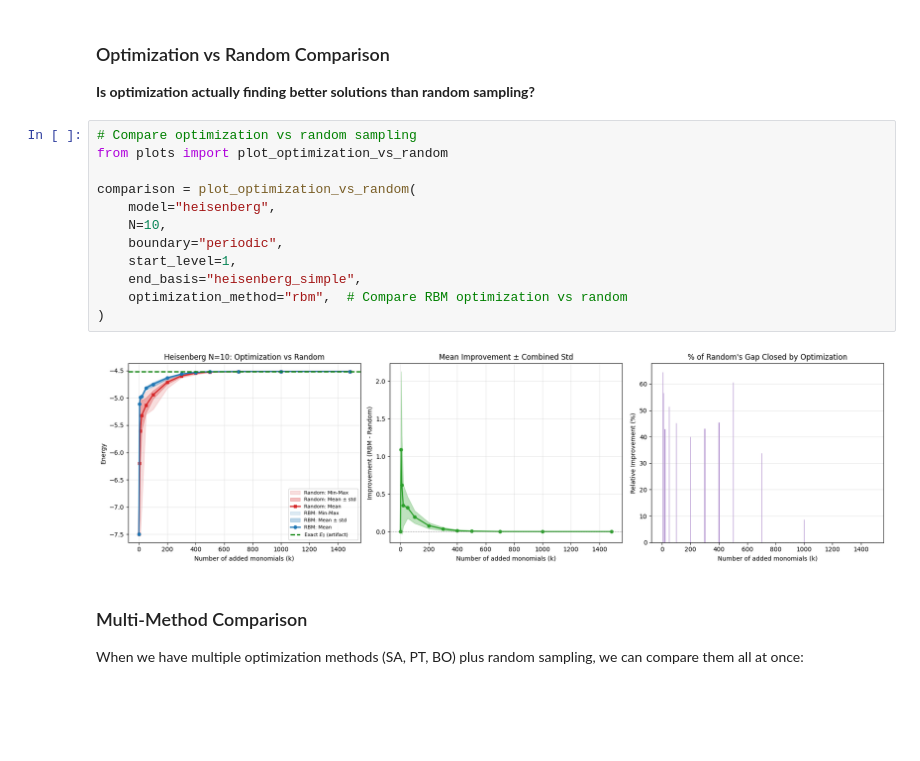
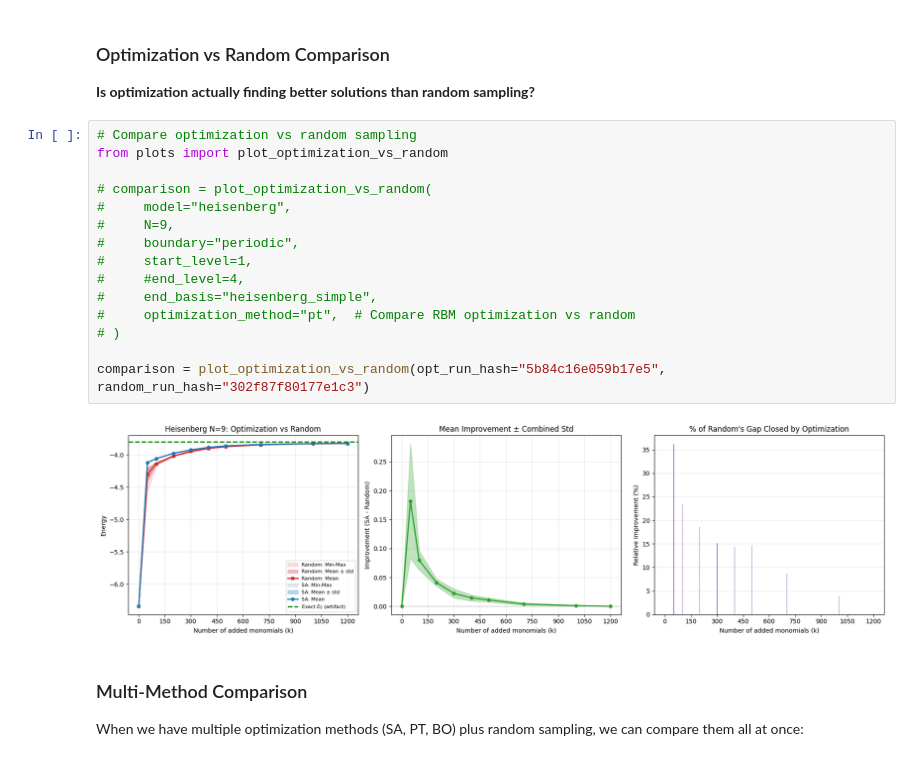
Before and after one commit to Ciscone7/OptimalMomentsNPA, a Jupyter notebook: workflow_demo.ipynb, the cells around one changed output. Cells and saved outputs as stored; diff of their text form; blank space fills up the shorter version.

```diff
--- a/workflow_demo.ipynb
+++ b/workflow_demo.ipynb
@@ -462,17 +488,20 @@ optimization_sweep.main([
 # %%
 # Compare optimization vs random sampling
 from plots import plot_optimization_vs_random
 
-comparison = plot_optimization_vs_random(
-    model="heisenberg",
-    N=10,
-    boundary="periodic",
-    start_level=1,
-    end_basis="heisenberg_simple",
-    optimization_method="rbm",  # Compare RBM optimization vs random
-)
+# comparison = plot_optimization_vs_random(
+#     model="heisenberg",
+#     N=9,
+#     boundary="periodic",
+#     start_level=1,
+#     #end_level=4,
+#     end_basis="heisenberg_simple",
+#     optimization_method="pt",  # Compare RBM optimization vs random
+# )
+
+comparison = plot_optimization_vs_random(opt_run_hash="5b84c16e059b17e5", random_run_hash="302f87f80177e1c3")
 # %% [output]
-[figure, old version]
+[figure, new version]
 # %% [markdown]
 ### Multi-Method Comparison
 
```
Also changed, not shown: parts of 8 cells of this notebook, 1 other file.
